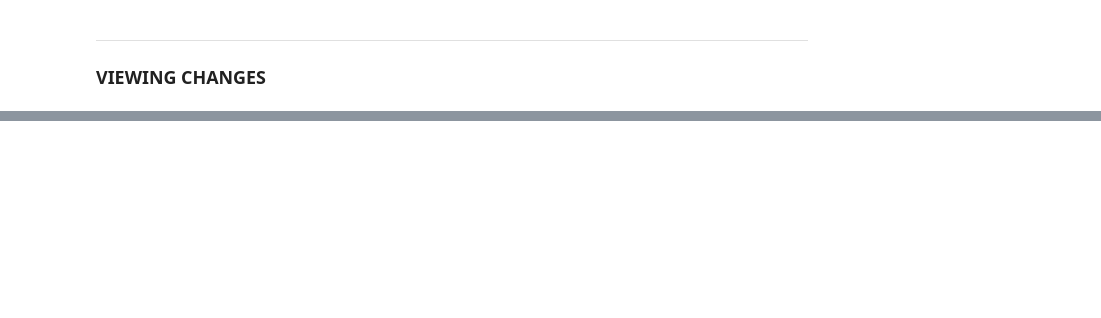
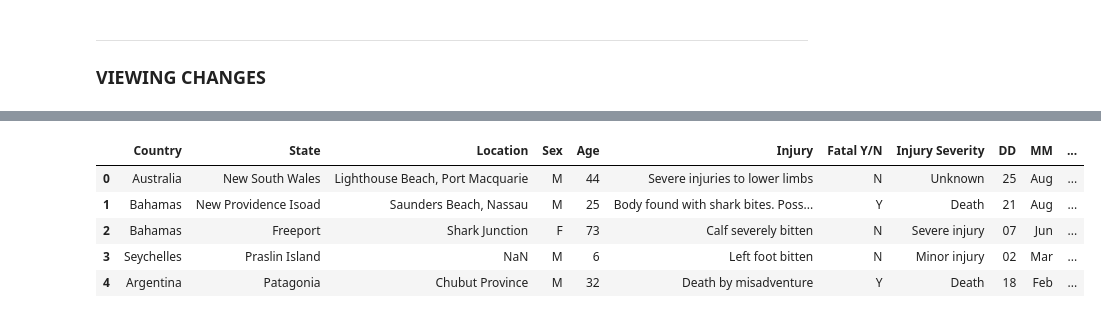
Before and after one commit to samia-boubaya/02_project-shark-attacks, a Jupyter notebook: notebooks/samia.ipynb, the cells around one changed output, grey strips where cells are left out. Saved outputs shown, nothing was run; the diff lists cells and outputs as text; code cells hidden in the pictures; blank space fills up the shorter version.

```diff
--- a/notebooks/samia.ipynb
+++ b/notebooks/samia.ipynb
@@ -1232,0 +1203,16 @@ Index(['Date', 'Year', 'Type', 'Country', 'State', 'Location', 'Activity',
+# %%
+# Drop columns we don't need:
+df = df.drop(columns=['Activity'])
+df = df.drop(columns=['Type'])
+df = df.drop(columns=['Species '])
+df = df.drop(columns=['Source'])
+df = df.drop(columns=['Time'])
+df = df.drop(columns=['Name'])
+df.head()
+# %% [output]
+|  | Country | State | Location | Sex | Age | Injury | Fatal Y/N | Injury Severity | DD | MM | ... |
+| 0 | Australia | New South Wales | Lighthouse Beach, Port Macquarie | M | 44 | Severe injuries to lower limbs | N | Unknown | 25 | Aug | ... |
+| 1 | Bahamas | New Providence Isoad | Saunders Beach, Nassau | M | 25 | Body found with shark bites. Poss... | Y | Death | 21 | Aug | ... |
+| 2 | Bahamas | Freeport | Shark Junction | F | 73 | Calf severely bitten | N | Severe injury | 07 | Jun | ... |
+| 3 | Seychelles | Praslin Island | NaN | M | 6 | Left foot bitten | N | Minor injury | 02 | Mar | ... |
+| 4 | Argentina | Patagonia | Chubut Province | M | 32 | Death by misadventure | Y | Death | 18 | Feb | ... |
```
Also changed, not shown: parts of 24 cells of this notebook, 5 other files.
